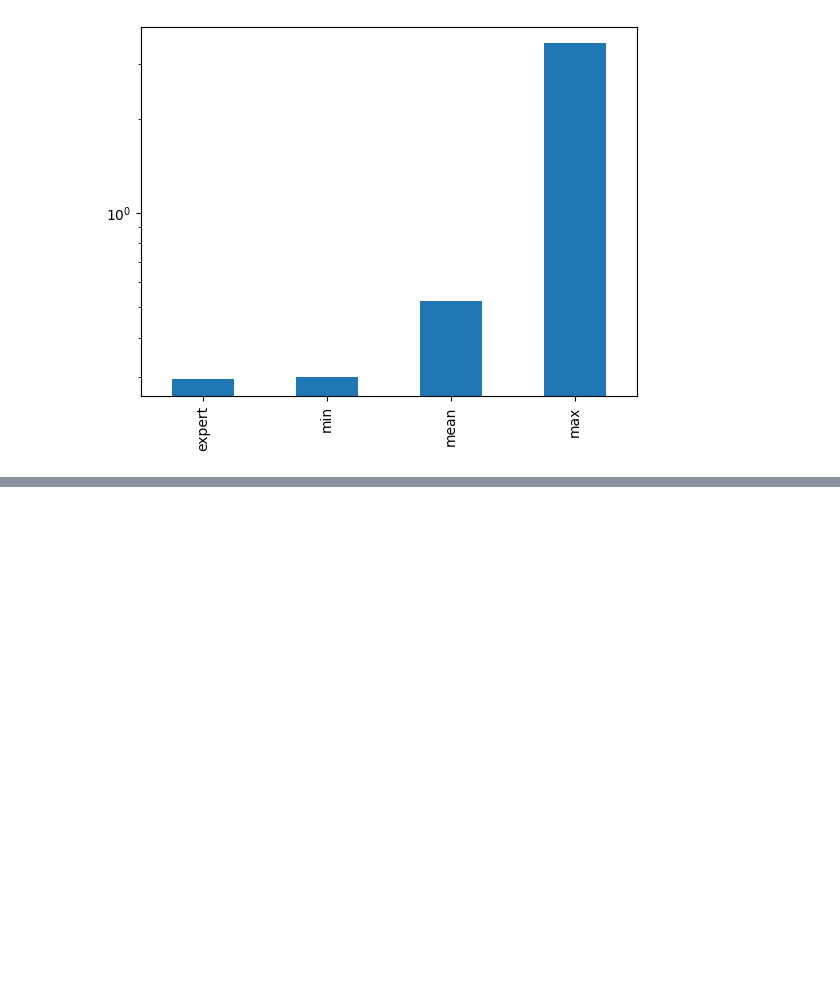
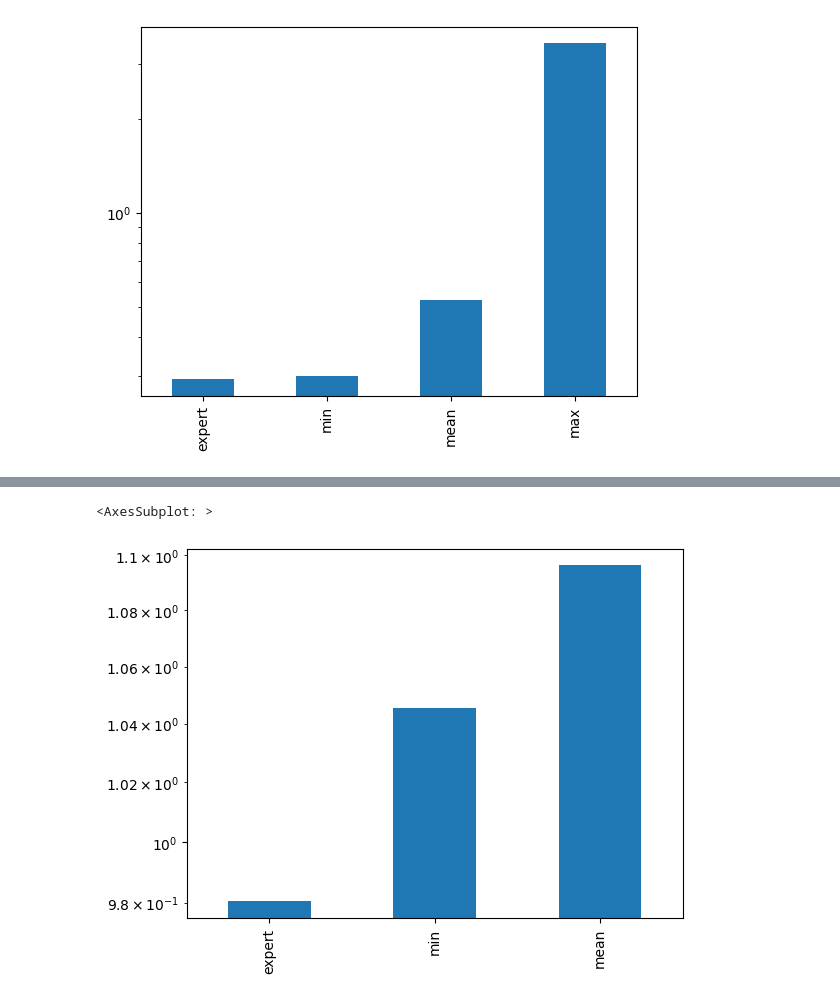
Before and after one commit to mtorabirad/MLBoost, a Jupyter notebook: Episode7/Episode7Main.ipynb, the cells around one changed output, grey strips where cells are left out. Cells and saved outputs as stored; diff of their text form; code cells hidden in the pictures; blank space fills up the shorter version.

```diff
--- a/Episode7/Episode7Main.ipynb
+++ b/Episode7/Episode7Main.ipynb
@@ -278,0 +297,5 @@ errors.loc[['expert', 'min', 'mean'], :].sort_values(by=['MAPE'])['MAPE'].plot.b
+# %%
+errors.loc[['expert', 'min', 'mean'], :].sort_values(by=['MAE'])['MAE'].plot.bar(logy=True)
+# %% [output]
+<AxesSubplot: >
+[figure, added]
```
Also changed, not shown: parts of 18 cells of this notebook, 11 other files.
